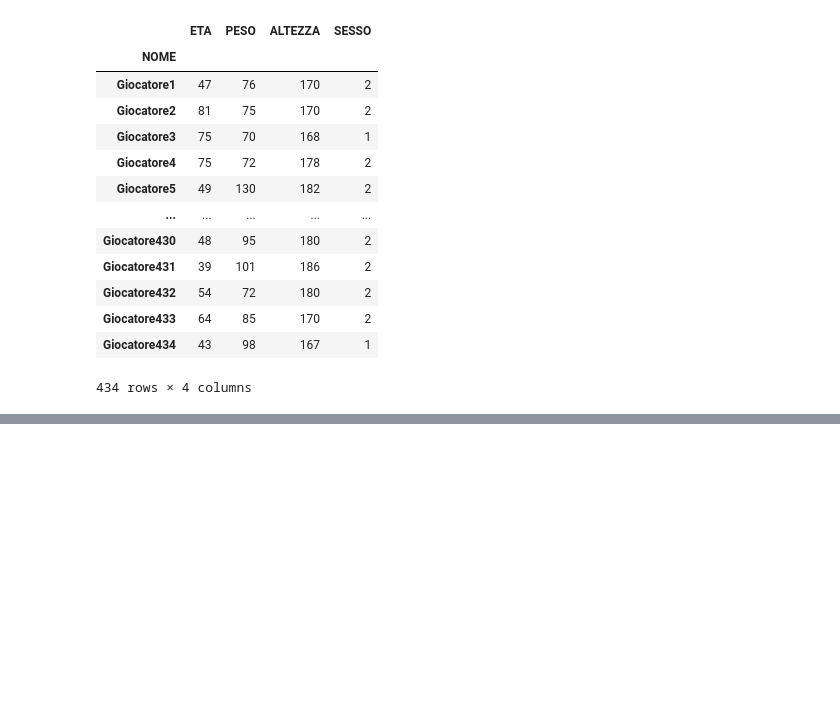
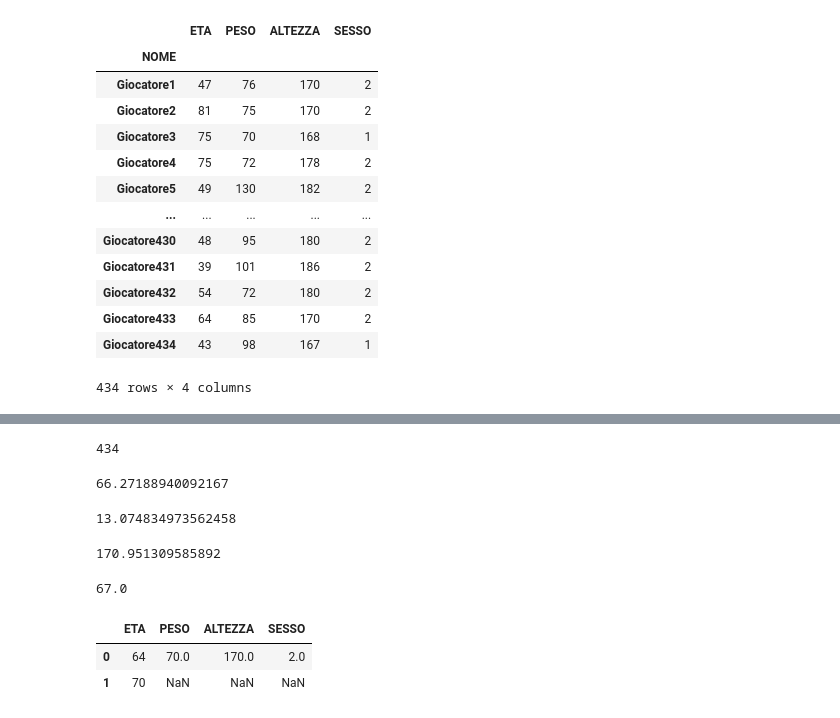
Before and after one commit to PippoZord/superhero-datascience, a Jupyter notebook: content/Esercitazioni/Anagrafica.ipynb, the cells around one changed output, grey strips where cells are left out. Cells and saved outputs as stored; diff of their text form; code cells hidden in the pictures; blank space fills up the shorter version.

```diff
--- a/content/Esercitazioni/Anagrafica.ipynb
+++ b/content/Esercitazioni/Anagrafica.ipynb
@@ -289,0 +298,26 @@ player
+# %%
+player["ETA"].value_counts()
+# %% [output]
+434
+# %%
+player["ETA"].mean()
+# %% [output]
+66.27188940092167
+# %%
+player["ETA"].std()
+# %% [output]
+13.074834973562458
+# %%
+player["ETA"].var()
+# %% [output]
+170.951309585892
+# %%
+player["ETA"].median()
+# %% [output]
+67.0
+# %%
+player.mode()
+# %% [output]
+|  | ETA | PESO | ALTEZZA | SESSO |
+| 0 | 64 | 70.0 | 170.0 | 2.0 |
+| 1 | 70 | NaN | NaN | NaN |
```
Also changed, not shown: parts of 1 cell of this notebook.
